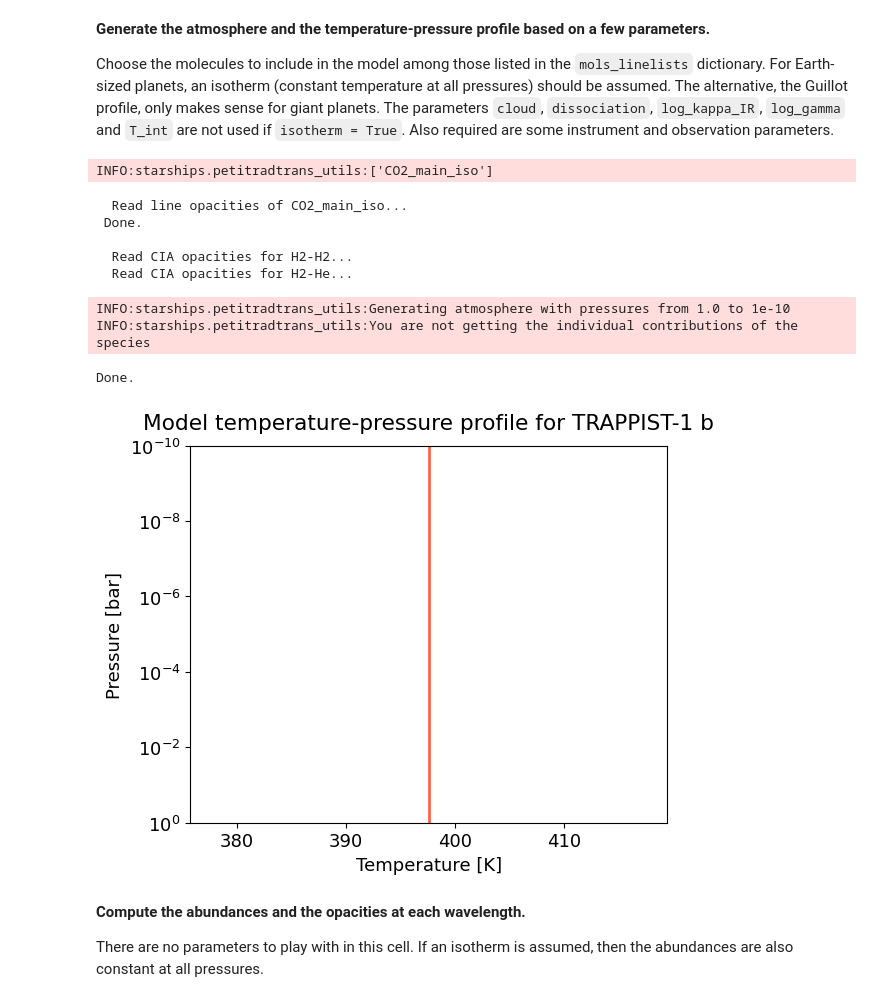
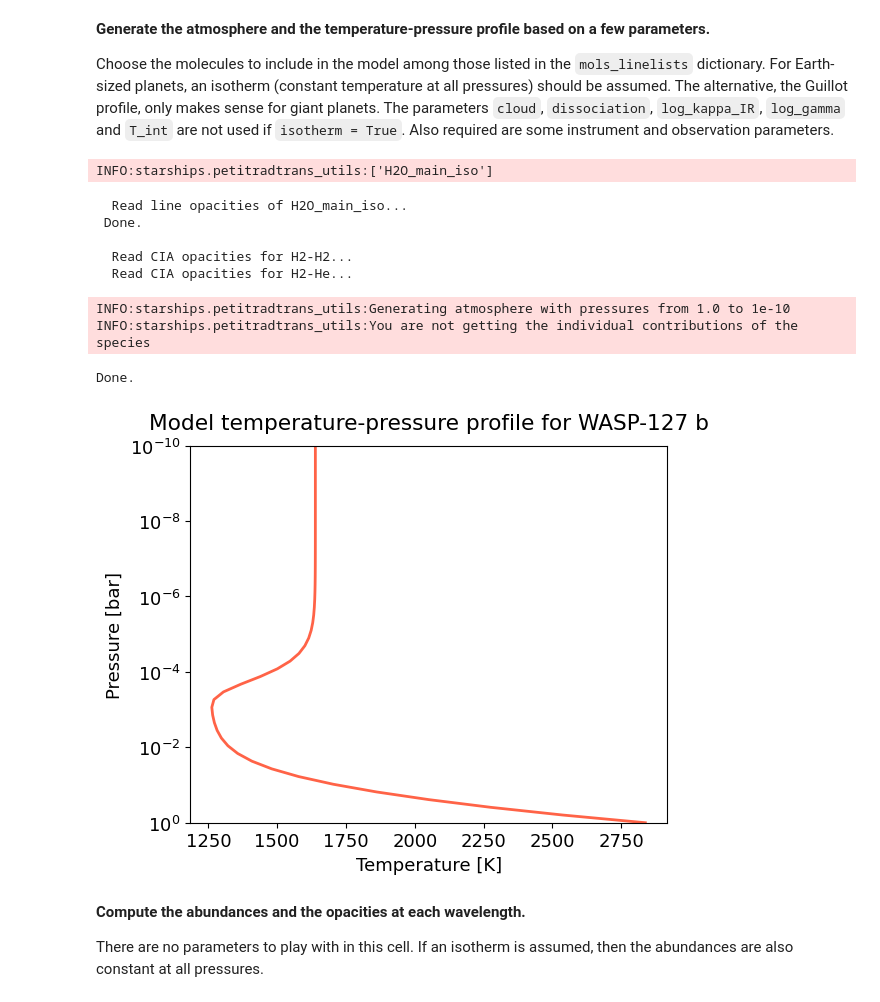
Before and after one commit to mathisbouffard/HRS_with_starships, a Jupyter notebook: HRS_analysis/SPIRou/Generate_models.ipynb, the cells around one changed output. Drawn from its saved outputs; the diff is of its cells as text; code cells hidden in the pictures.

```diff
--- a/HRS_analysis/SPIRou/Generate_models.ipynb
+++ b/HRS_analysis/SPIRou/Generate_models.ipynb
@@ -75,35 +94,39 @@ INFO:starships.planet_obs:It became [4.712389] rad
 Choose the molecules to include in the model among those listed in the `mols_linelists` dictionary. For Earth-sized planets, an isotherm (constant temperature at all pressures) should be assumed. The alternative, the Guillot profile, only makes sense for giant planets. The parameters `cloud`, `dissociation`, `log_kappa_IR`, `log_gamma` and `T_int` are not used if `isotherm = True`. Also required are some instrument and observation parameters.
 # %%
 # Molecules to include in the model and their volume mixing ratios (abundances)
-molecules = {'CO2': 0.99999999,
-            }  # it doesn't have to add up to 1
+molecules = {
+             'H2O': 0.99999
+            }  # should add up to < 1
 
 # Pressure
 limP = [-10, 0]  # log10 of pressure at top-of-atmosphere and at surface/R_pl (unit: bar)
 
 # Clouds
-# cloud = None  # pressure where opaque cloud deck is added to the absorption opacity (unit: bar), or None for no clouds
+cloud = 1e-7  # pressure where opaque cloud deck is added to the absorption opacity (unit: bar), or None for no clouds
 
 # Dissociation
-# dissociation = True  # allow for molecules to break up in the atmosphere
+dissociation = True  # allow for molecules to break up in the atmosphere
 
 # Opacity parameters
-# log_kappa_IR = -0.5  # log10 of the infrared opacity (unit: cm^2/s)
-# log_gamma = 0.5  # log10 of the ratio between the optical and infrared opacity
+log_kappa_IR = -0.5  # log10 of the infrared opacity (unit: cm^2/s)
+log_gamma = 0.5  # log10 of the ratio between the optical and infrared opacity
 
 # Temperature
-# T_int = 500.  # interior temperature of the planet (gas giants)
-T_eq = 397.6  # equilibrium temperature of planet
+T_int = 500.  # interior temperature of the planet (gas giants)
+# T_eq = 397.6  # equilibrium temperature of T-1 b
+# T_eq = 2781.70  # equilibrium temperature of WASP-33 b
+T_eq = 1400  # equilibrium temperature of WASP-127 b
 
 # Assume an isotherm?
-isotherm = True
+isotherm = False
 
 # Wavelength range of the model
-wl_range = [0.95, 2.35]  # wavelength range of SPIRou (unit: micrometers)
+# wl_range = [0.95, 2.35]  # wavelength range of SPIRou (unit: micrometers)
+wl_range = [0.95, 1.8]  # wavelength range of NIRPS (unit: micrometers)
 
 # Resolution of the model
-instr_res = 75000  # resolution of SPIRou
-# instr_res = 90000  # resolution of NIRPS high-efficiency mode
+# instr_res = 75000  # resolution of SPIRou
+instr_res = 90000  # resolution of NIRPS high-efficiency mode
 
 # Type of observation (how is this planet going to be observed?)
 kind_trans = 'transmission'  # transmission or emission
@@ -148,6 +171,10 @@ mols_linelists = {
         'Y': 'Y',
                  }
 
+# Species required by the model to compute properly
+special_species = {"H", "H2", "H-", "He", "e-"}
+special_abundances = {key: molecules.pop(key) for key in special_species if key in molecules} # extract these species to add them in later
+
 # Generate the atmosphere
 atmos_high, pressures = prt.gen_atm_all([mols_linelists[key] for key in molecules],
                                         continuum_opacities=['H-'],  # continuum absorber species
@@ -157,36 +184,36 @@ atmos_high, pressures = prt.gen_atm_all([mols_linelists[key] for key in molecule
                                         lbl_opacity_sampling=4,  # samples one of every nth point of the opacities
                                         wl_range=wl_range)
 
 gravity = planet_obj.gp.cgs.value  # planetary surface gravity (unit: cm/s^2)
 
 # Generate the temperature-pressure profile
 if isotherm:
     temperatures_day = np.full(len(pressures), T_eq)  # constant temperature throughout the atmosphere
 else:
     temperatures_day = guillot_global(pressures, 10**log_kappa_IR, 10**log_gamma, gravity, T_int, T_eq)  # Guillot profile
 
 # Plot it
 plt.figure(figsize=(6,5))
 plt.plot(temperatures_day, pressures, linewidth=2, color='tomato')
 
 plt.xlabel("Temperature [K]")
 plt.ylabel("Pressure [bar]")
 plt.yscale("log")
 plt.ylim(max(pressures), min(pressures))  # invert y axis to have outer space at the top
 plt.title(f'Model temperature-pressure profile for {pl_name}', pad=12)
 plt.tight_layout()
 plt.show()
 # %% [output]
-INFO:starships.petitradtrans_utils:['CO2_main_iso']
+INFO:starships.petitradtrans_utils:['H2O_main_iso']
-  Read line opacities of CO2_main_iso...
+  Read line opacities of H2O_main_iso...
  Done.
 
   Read CIA opacities for H2-H2...
   Read CIA opacities for H2-He...
 INFO:starships.petitradtrans_utils:Generating atmosphere with pressures from 1.0 to 1e-10
 INFO:starships.petitradtrans_utils:You are not getting the individual contributions of the species
 Done.
-[figure, old version]
+[figure, new version]
 # %% [markdown]
 **Compute the abundances and the opacities at each wavelength.**
 
```
Also changed, not shown: parts of 6 cells of this notebook, 5 other files.
